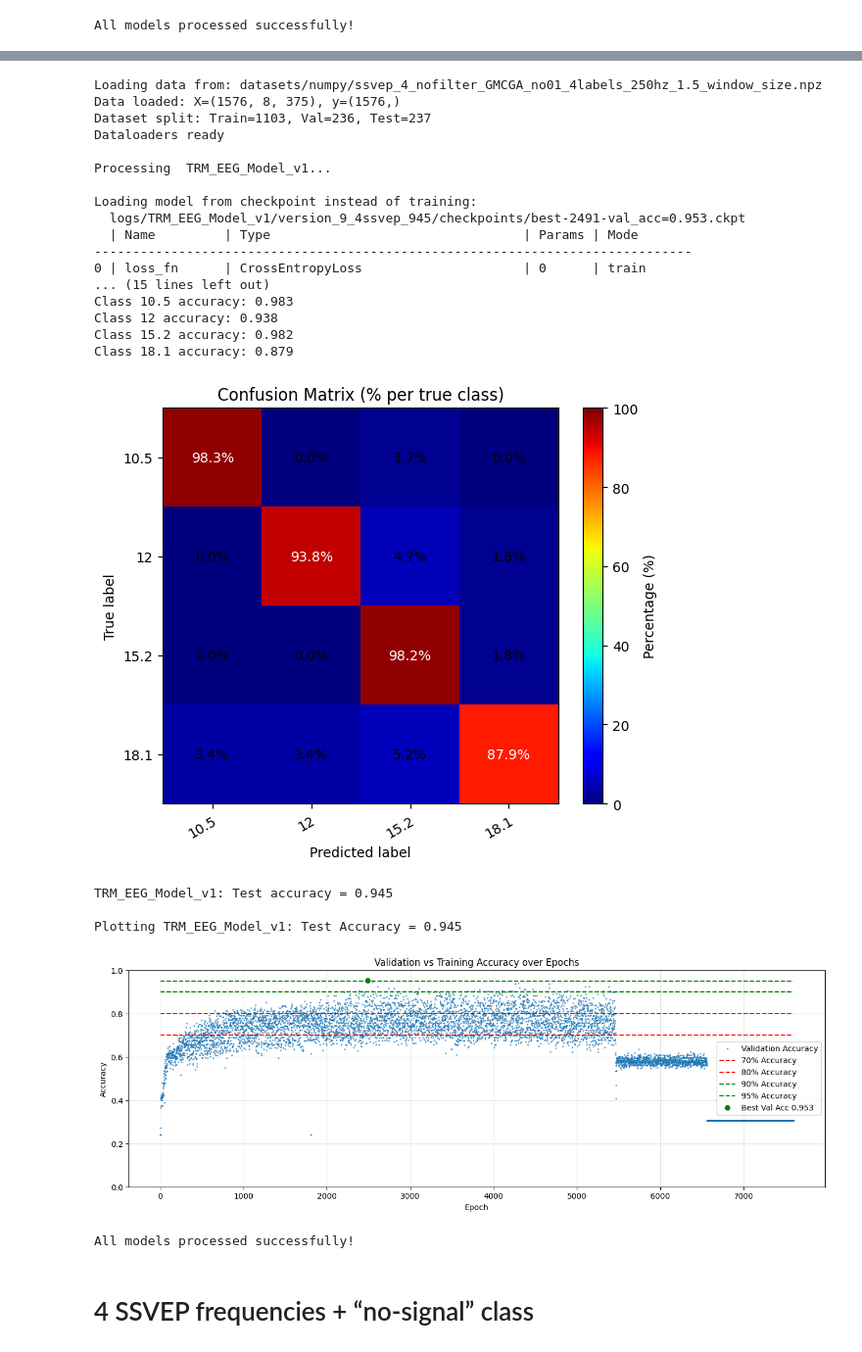
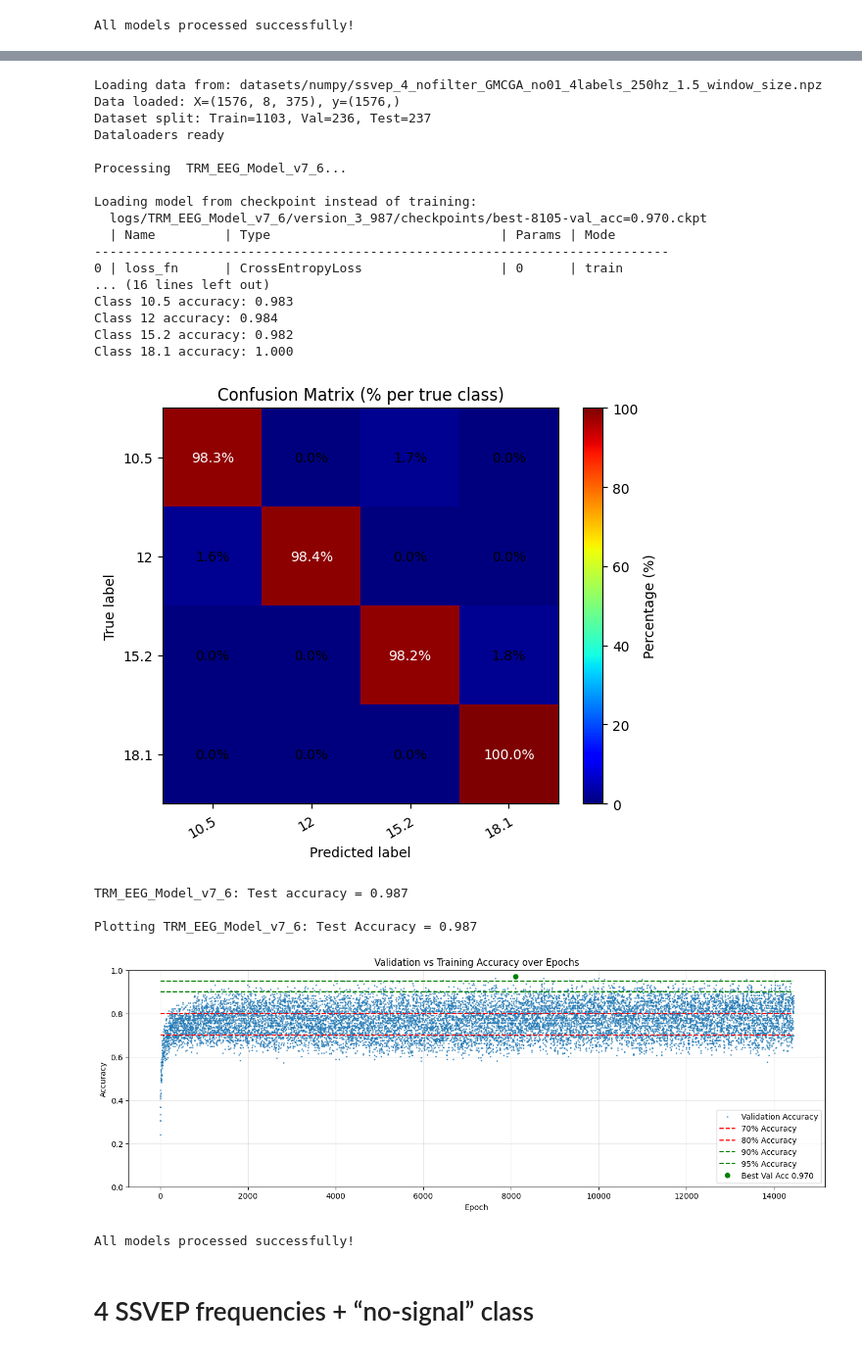
Before and after one commit to GeorgTenzing/EEG_Classification, a Jupyter notebook: Result_presentation.ipynb, the cells around one changed output, grey strips where cells are left out. Shown at 98% size. Cells and saved outputs as stored; diff of their text form; code cells hidden in the pictures.

```diff
--- a/Result_presentation.ipynb
+++ b/Result_presentation.ipynb
@@ -225,52 +225,52 @@ All models processed successfully!
 from Model_Trainer import run_multiple_models
 from Dataset_torch import EEGDataset_with_filters
 
-from TRM import TRM_EEG_Model_v1
-models = [TRM_EEG_Model_v1,]
+from TRM import TRM_EEG_Model_v7_6
+models = [TRM_EEG_Model_v7_6,]
 
 shared_parameters_ssvep = {
     "data_path": "datasets/numpy/ssvep_4_nofilter_GMCGA_no01_4labels_250hz_1.5_window_size.npz",
 
     "DATASET_CLASS": EEGDataset_with_filters,
 
     "NOTCH_50": True,
     "OCCIPITAL_SLICE": slice(0, 8),
 
-    "MAX_TIME": "00:01:00:00",
+    "MAX_TIME": "00:02:00:00",
     "MODEL_KWARGS": {
         "in_channels": 8,
         "num_classes": 4,
         "class_labels": [10.5, 12, 15.2, 18.1],
         "class_weights": [1.0, 1.0, 1.0, 1.0],
     },
     "SUMMARY": True,
     "skip_training": True,
-    "LOAD_CHECKPOINT": "logs/TRM_EEG_Model_v1/version_9_4ssvep_945/checkpoints/best-2491-val_acc=0.953.ckpt",
+    "LOAD_CHECKPOINT": "logs/TRM_EEG_Model_v7_6/version_3_987/checkpoints/best-8105-val_acc=0.970.ckpt",
 }
 results, test_loader = run_multiple_models(models, shared_parameters_ssvep)
 # %% [output]
 Loading data from: datasets/numpy/ssvep_4_nofilter_GMCGA_no01_4labels_250hz_1.5_window_size.npz
 Data loaded: X=(1576, 8, 375), y=(1576,)
 Dataset split: Train=1103, Val=236, Test=237
 Dataloaders ready
 
-Processing  TRM_EEG_Model_v1...
+Processing  TRM_EEG_Model_v7_6...
 
 Loading model from checkpoint instead of training:
-  logs/TRM_EEG_Model_v1/version_9_4ssvep_945/checkpoints/best-2491-val_acc=0.953.ckpt
-  | Name         | Type                                 | Params | Mode
-------------------------------------------------------------------------------
-0 | loss_fn      | CrossEntropyLoss                     | 0      | train
-... (15 lines left out)
+  logs/TRM_EEG_Model_v7_6/version_3_987/checkpoints/best-8105-val_acc=0.970.ckpt
+  | Name         | Type                              | Params | Mode
+---------------------------------------------------------------------------
+0 | loss_fn      | CrossEntropyLoss                  | 0      | train
+... (16 lines left out)
 Class 10.5 accuracy: 0.983
-Class 12 accuracy: 0.938
+Class 12 accuracy: 0.984
 Class 15.2 accuracy: 0.982
-Class 18.1 accuracy: 0.879
+Class 18.1 accuracy: 1.000
-[figure, old version]
+[figure, new version]
-TRM_EEG_Model_v1: Test accuracy = 0.945
+TRM_EEG_Model_v7_6: Test accuracy = 0.987
 
-Plotting TRM_EEG_Model_v1: Test Accuracy = 0.945
+Plotting TRM_EEG_Model_v7_6: Test Accuracy = 0.987
-[figure, old version]
+[figure, new version]
 All models processed successfully!
 # %% [markdown]
 # 4 SSVEP frequencies + “no-signal” class
```
Also changed, not shown: parts of 1 cell of this notebook, 3 other files.
